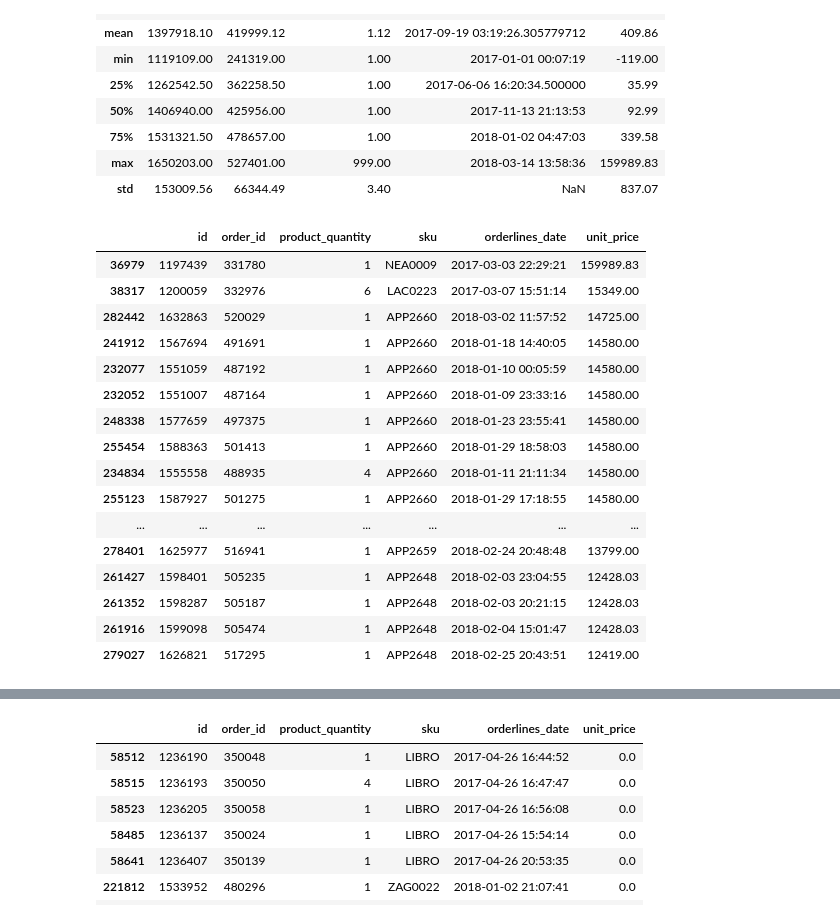
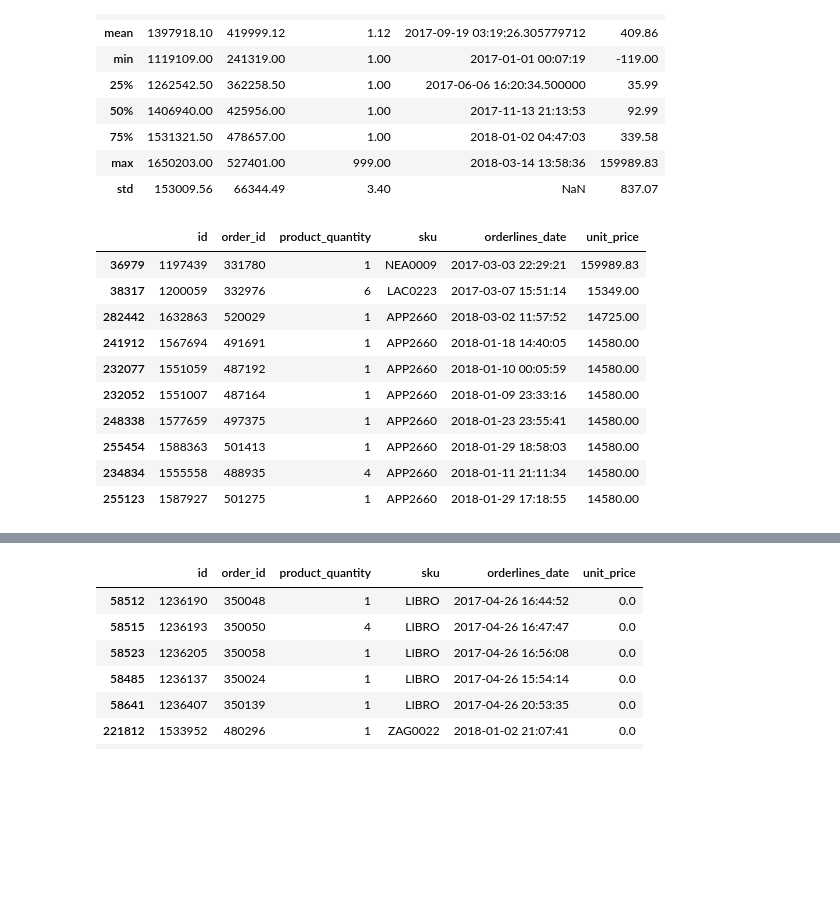
Before and after one commit to ShymaShameer/Eniac_project, a Jupyter notebook: Project_Data_Cleaning.ipynb, the cells around one changed output, grey strips where cells are left out. Cells and saved outputs as stored; diff of their text form; code cells hidden in the pictures; blank space fills up the shorter version.

```diff
--- a/Project_Data_Cleaning.ipynb
+++ b/Project_Data_Cleaning.ipynb
@@ -256,25 +262,19 @@ orderlines_df.describe().round(2)
 | std | 153009.56 | 66344.49 | 3.40 | NaN | 837.07 |
 # %%
 # checking for highest values- only one outlier
-orderlines_df.sort_values('unit_price',ascending=False).head(20)
+orderlines_df.sort_values('unit_price',ascending=False).head(10)
 # %% [output]
 |  | id | order_id | product_quantity | sku | orderlines_date | unit_price |
 | 36979 | 1197439 | 331780 | 1 | NEA0009 | 2017-03-03 22:29:21 | 159989.83 |
 | 38317 | 1200059 | 332976 | 6 | LAC0223 | 2017-03-07 15:51:14 | 15349.00 |
 | 282442 | 1632863 | 520029 | 1 | APP2660 | 2018-03-02 11:57:52 | 14725.00 |
 | 241912 | 1567694 | 491691 | 1 | APP2660 | 2018-01-18 14:40:05 | 14580.00 |
 | 232077 | 1551059 | 487192 | 1 | APP2660 | 2018-01-10 00:05:59 | 14580.00 |
 | 232052 | 1551007 | 487164 | 1 | APP2660 | 2018-01-09 23:33:16 | 14580.00 |
 | 248338 | 1577659 | 497375 | 1 | APP2660 | 2018-01-23 23:55:41 | 14580.00 |
 | 255454 | 1588363 | 501413 | 1 | APP2660 | 2018-01-29 18:58:03 | 14580.00 |
 | 234834 | 1555558 | 488935 | 4 | APP2660 | 2018-01-11 21:11:34 | 14580.00 |
 | 255123 | 1587927 | 501275 | 1 | APP2660 | 2018-01-29 17:18:55 | 14580.00 |
-| ... | ... | ... | ... | ... | ... | ... |
-| 278401 | 1625977 | 516941 | 1 | APP2659 | 2018-02-24 20:48:48 | 13799.00 |
-| 261427 | 1598401 | 505235 | 1 | APP2648 | 2018-02-03 23:04:55 | 12428.03 |
-| 261352 | 1598287 | 505187 | 1 | APP2648 | 2018-02-03 20:21:15 | 12428.03 |
-| 261916 | 1599098 | 505474 | 1 | APP2648 | 2018-02-04 15:01:47 | 12428.03 |
-| 279027 | 1626821 | 517295 | 1 | APP2648 | 2018-02-25 20:43:51 | 12419.00 |
 # %%
 unit_price_check = (
     orderlines_df.loc[orderlines_df["unit_price"] > 12500.00]
```
Also changed, not shown: parts of 7 cells of this notebook.
